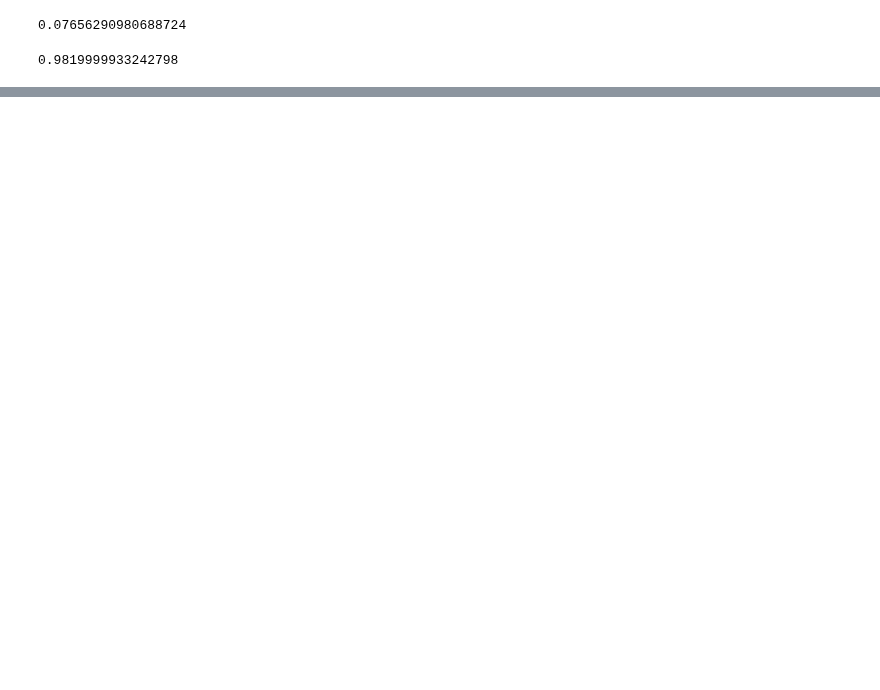
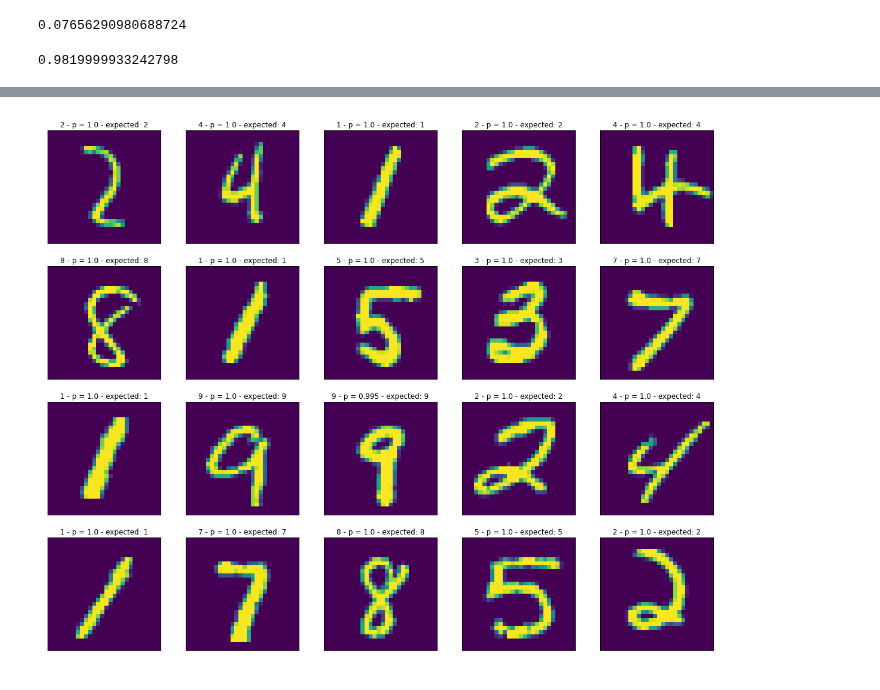
Before and after one commit to ahmadsalimi/AiProjects, a Jupyter notebook: 4. MlpNeuralNetworks/MNISTClassification.ipynb, the cells around one changed output, grey strips where cells are left out. Cells and saved outputs as stored; diff of their text form; code cells hidden in the pictures; blank space fills up the shorter version.

```diff
--- a/4. MlpNeuralNetworks/MNISTClassification.ipynb
+++ b/4. MlpNeuralNetworks/MNISTClassification.ipynb
@@ -110,20 +109,19 @@ accuracy
 # %% [output]
 0.9819999933242798
 # %%
-def draw(image, text):
-    fig = plt.figure(figsize=(5, 5))
+def draw(images, texts, columns=1, rows=1):
+    fig = plt.figure(figsize=(4 * columns, 4 * rows))
 
-    ax = fig.add_subplot(111)
-    ax.set_title('----')
-    plt.imshow(image)
-    ax.set_aspect('equal')
-    ax.get_xaxis().set_visible(False)
-    ax.get_yaxis().set_visible(False)
+    for i in range(columns * rows):
+        ax = fig.add_subplot(rows, columns, i + 1)
+        ax.set_title(texts[i])
+        ax.set_aspect('equal')
+        ax.get_xaxis().set_visible(False)
+        ax.get_yaxis().set_visible(False)
+        plt.imshow(images[i].reshape(28, 28) * 255)
 
     cax = fig.add_axes([0.12, 0.1, 0.78, 0.8])
     cax.get_xaxis().set_visible(False)
     cax.get_yaxis().set_visible(False)
     cax.set_frame_on(False)
-    plt.suptitle(text)
-    plt.title('')
     plt.show()
@@ -149,0 +128,10 @@ for _ in range(10):
+# %%
+indices = np.random.choice(np.arange(len(X_test)), size=20)
+images = X_test[indices]
+probs = digitClassifier.predict(images)
+predicted_digits = [np.argmax(p) for p in probs]
+texts = [f'{predicted_digits[i]} - p = {probs[i][predicted_digits[i]]:.3} - expected: {np.argmax(y_test[indices[i]])}' for i in range(len(indices))]
+
+draw(images, texts, 5, 4)
+# %% [output]
+[figure, added]
```
Also changed, not shown: parts of 20 cells of this notebook.
